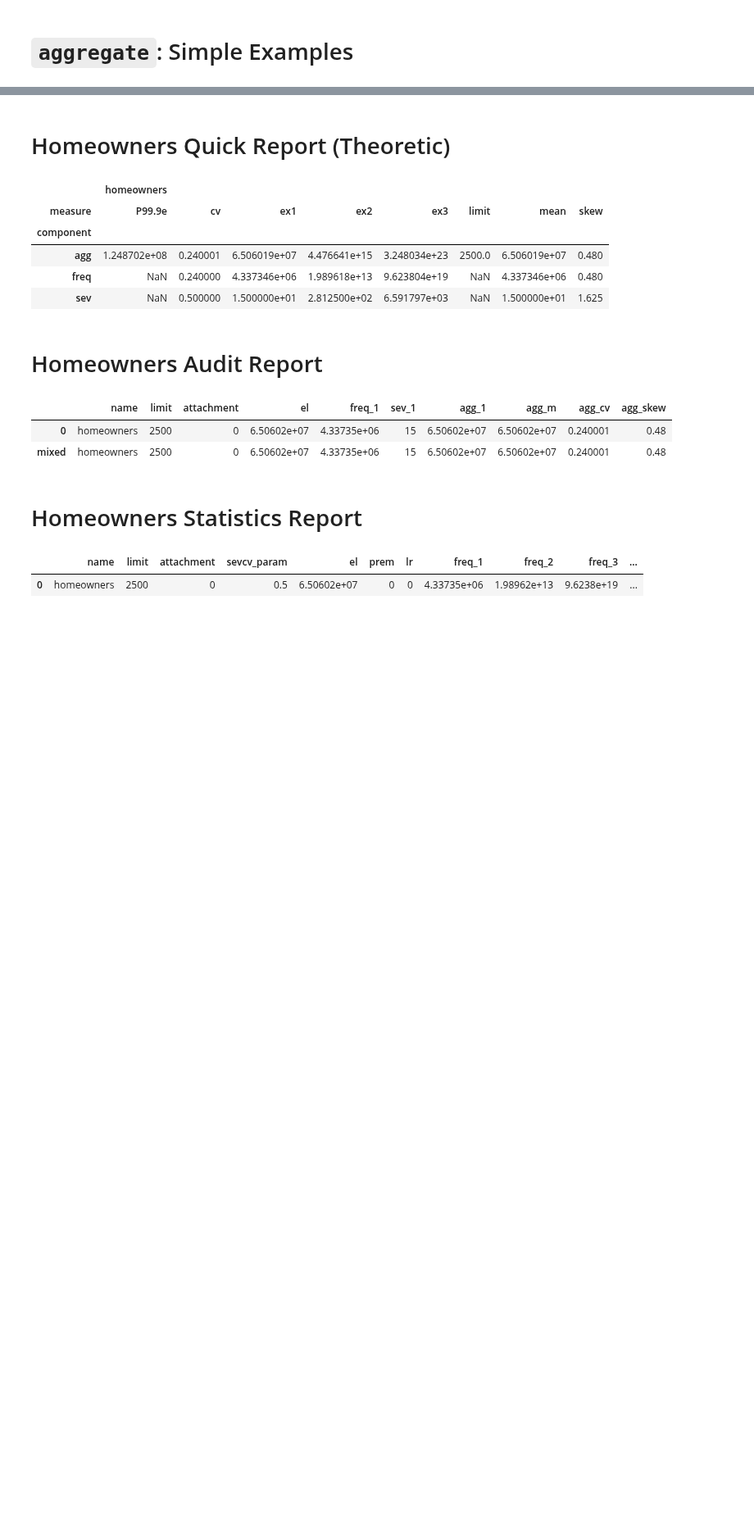
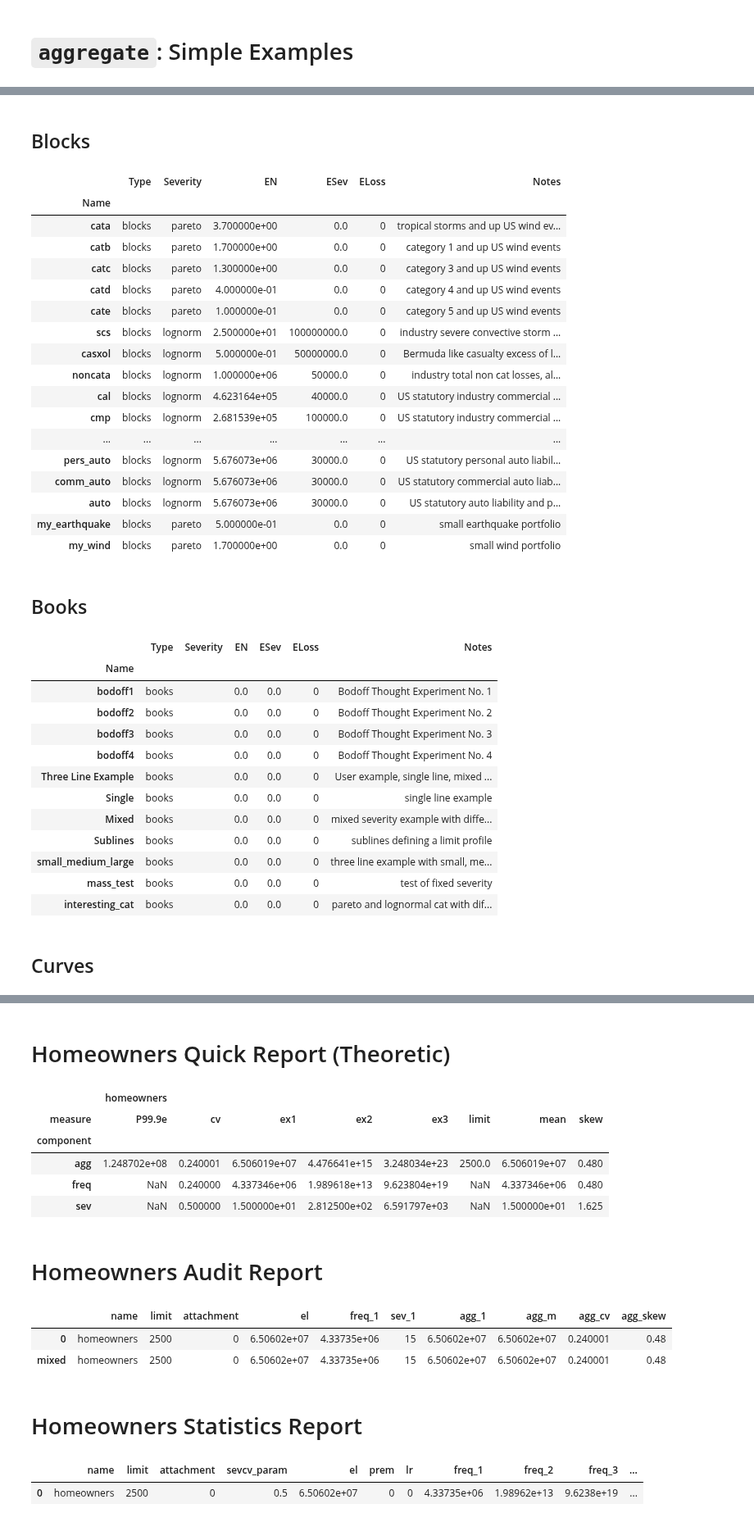
Before and after one commit to mynl/aggregate, a Jupyter notebook: examples/basic_examples.ipynb, the cells around one changed output, grey strips where cells are left out. Shown at 82% size. Saved outputs shown, nothing was run; the diff lists cells and outputs as text; code cells hidden in the pictures; blank space fills up the shorter version.

```diff
--- a/examples/basic_examples.ipynb
+++ b/examples/basic_examples.ipynb
@@ -49,0 +51,37 @@ uw.list()
+# %%
+uw.describe(pretty_print=True);
+# %% [output]
+Blocks
+|  | Type | Severity | EN | ESev | ELoss | Notes |
+| Name |  |  |  |  |  |  |
+| cata | blocks | pareto | 3.700000e+00 | 0.0 | 0 | tropical storms and up US wind ev... |
+| catb | blocks | pareto | 1.700000e+00 | 0.0 | 0 | category 1 and up US wind events |
+| catc | blocks | pareto | 1.300000e+00 | 0.0 | 0 | category 3 and up US wind events |
+| catd | blocks | pareto | 4.000000e-01 | 0.0 | 0 | category 4 and up US wind events |
+| cate | blocks | pareto | 1.000000e-01 | 0.0 | 0 | category 5 and up US wind events |
+| scs | blocks | lognorm | 2.500000e+01 | 100000000.0 | 0 | industry severe convective storm ... |
+| casxol | blocks | lognorm | 5.000000e-01 | 50000000.0 | 0 | Bermuda like casualty excess of l... |
+| noncata | blocks | lognorm | 1.000000e+06 | 50000.0 | 0 | industry total non cat losses, al... |
+| cal | blocks | lognorm | 4.623164e+05 | 40000.0 | 0 | US statutory industry commercial ... |
+| cmp | blocks | lognorm | 2.681539e+05 | 100000.0 | 0 | US statutory industry commercial ... |
+| ... | ... | ... | ... | ... | ... | ... |
+| pers_auto | blocks | lognorm | 5.676073e+06 | 30000.0 | 0 | US statutory personal auto liabil... |
+| comm_auto | blocks | lognorm | 5.676073e+06 | 30000.0 | 0 | US statutory commercial auto liab... |
+| auto | blocks | lognorm | 5.676073e+06 | 30000.0 | 0 | US statutory auto liability and p... |
+| my_earthquake | blocks | pareto | 5.000000e-01 | 0.0 | 0 | small earthquake portfolio |
+| my_wind | blocks | pareto | 1.700000e+00 | 0.0 | 0 | small wind portfolio |
+Books
+|  | Type | Severity | EN | ESev | ELoss | Notes |
+| Name |  |  |  |  |  |  |
+| bodoff1 | books |  | 0.0 | 0.0 | 0 | Bodoff Thought Experiment No. 1 |
+| bodoff2 | books |  | 0.0 | 0.0 | 0 | Bodoff Thought Experiment No. 2 |
+| bodoff3 | books |  | 0.0 | 0.0 | 0 | Bodoff Thought Experiment No. 3 |
+| bodoff4 | books |  | 0.0 | 0.0 | 0 | Bodoff Thought Experiment No. 4 |
+| Three Line Example | books |  | 0.0 | 0.0 | 0 | User example, single line, mixed ... |
+| Single | books |  | 0.0 | 0.0 | 0 | single line example |
+| Mixed | books |  | 0.0 | 0.0 | 0 | mixed severity example with diffe... |
+| Sublines | books |  | 0.0 | 0.0 | 0 | sublines defining a limit profile |
+| small_medium_large | books |  | 0.0 | 0.0 | 0 | three line example with small, me... |
+| mass_test | books |  | 0.0 | 0.0 | 0 | test of fixed severity |
+| interesting_cat | books |  | 0.0 | 0.0 | 0 | pareto and lognormal cat with dif... |
+Curves
```
Also changed, not shown: parts of 25 cells of this notebook, 9 other files.
